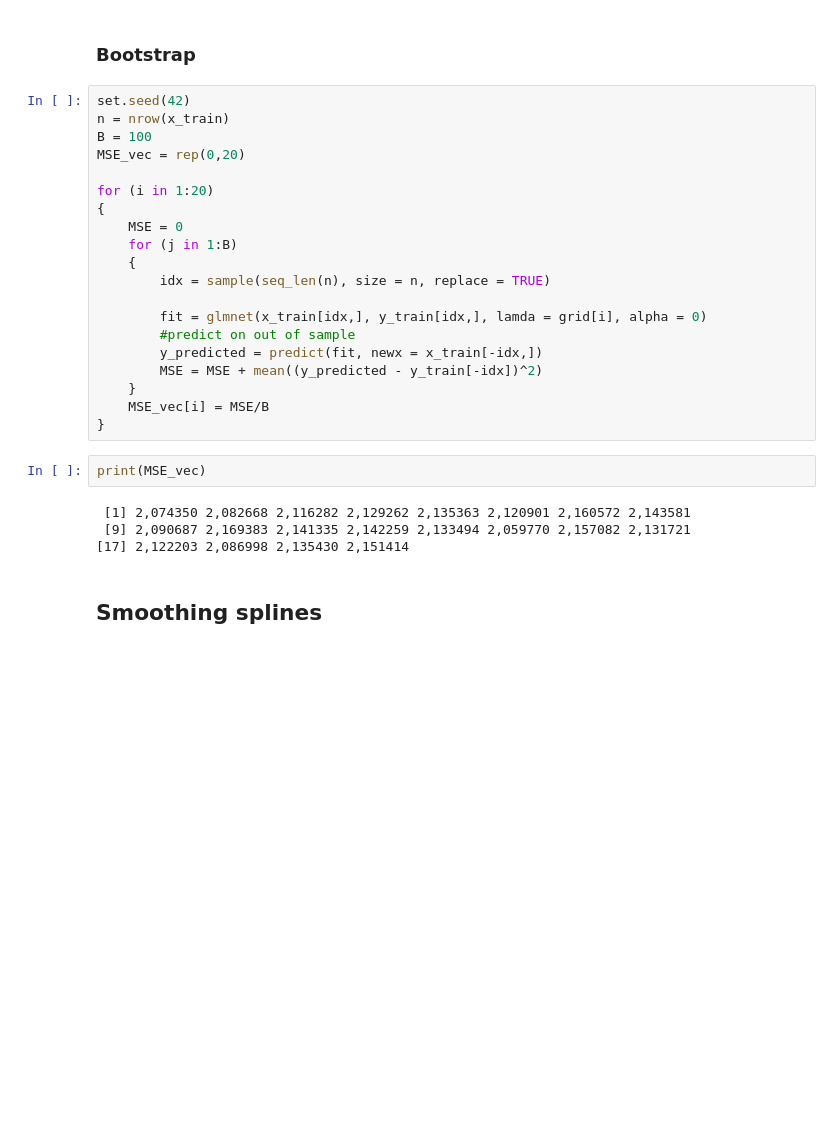
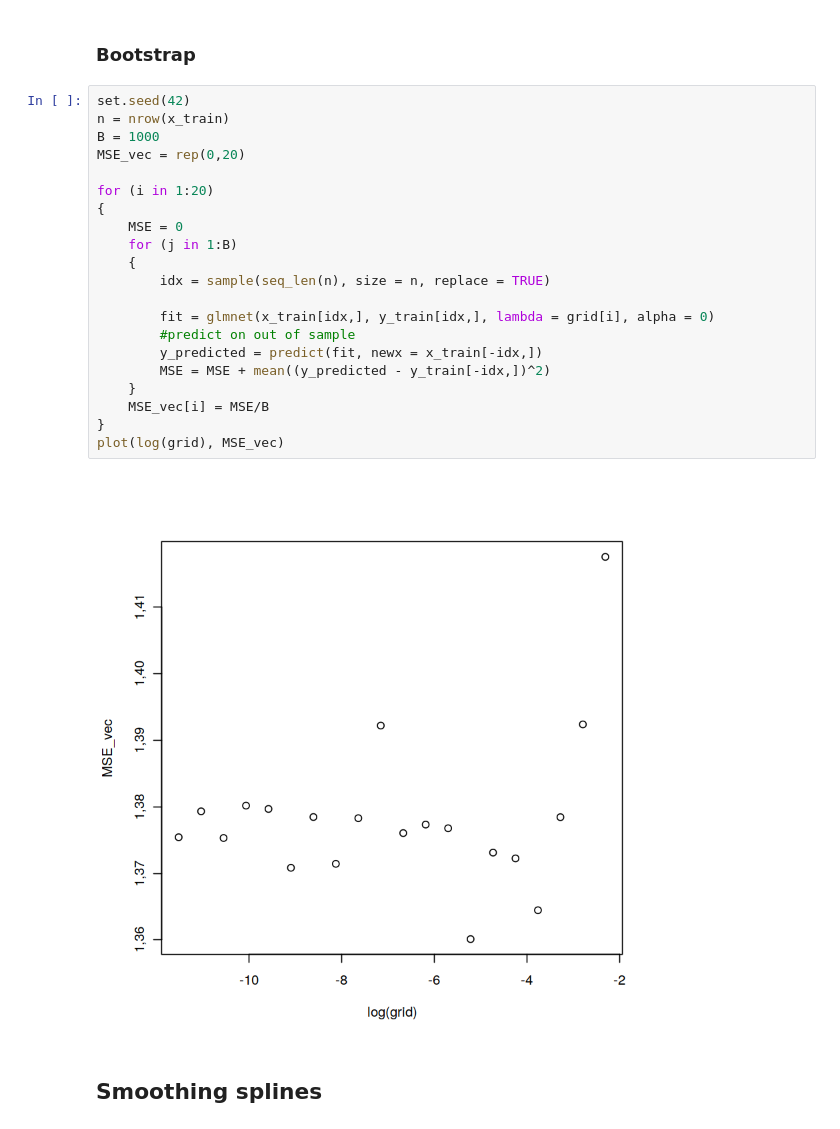
Before and after one commit to KristianWold/STK-IN4300, a Jupyter notebook: oblig2-2/Project2.ipynb, the cells around one changed output. Cells and saved outputs as stored; diff of their text form; blank space fills up the shorter version.

```diff
--- a/oblig2-2/Project2.ipynb
+++ b/oblig2-2/Project2.ipynb
@@ -326,28 +334,25 @@ print(paste0("MSE test: ", mse_test))
 # %%
 set.seed(42)
 n = nrow(x_train)
-B = 100
+B = 1000
 MSE_vec = rep(0,20)
 
 for (i in 1:20)
 {
     MSE = 0
     for (j in 1:B)
     {
         idx = sample(seq_len(n), size = n, replace = TRUE)
 
-        fit = glmnet(x_train[idx,], y_train[idx,], lamda = grid[i], alpha = 0)
+        fit = glmnet(x_train[idx,], y_train[idx,], lambda = grid[i], alpha = 0)
         #predict on out of sample
         y_predicted = predict(fit, newx = x_train[-idx,])
-        MSE = MSE + mean((y_predicted - y_train[-idx])^2)
+        MSE = MSE + mean((y_predicted - y_train[-idx,])^2)
     }
     MSE_vec[i] = MSE/B
 }
+plot(log(grid), MSE_vec)
+# %% [output]
+[figure, added]
-# %%
-print(MSE_vec)
-# %% [output]
- [1] 2,074350 2,082668 2,116282 2,129262 2,135363 2,120901 2,160572 2,143581
- [9] 2,090687 2,169383 2,141335 2,142259 2,133494 2,059770 2,157082 2,131721
-[17] 2,122203 2,086998 2,135430 2,151414
 # %% [markdown]
 ## Smoothing splines
```
Also changed, not shown: parts of 6 cells of this notebook.
